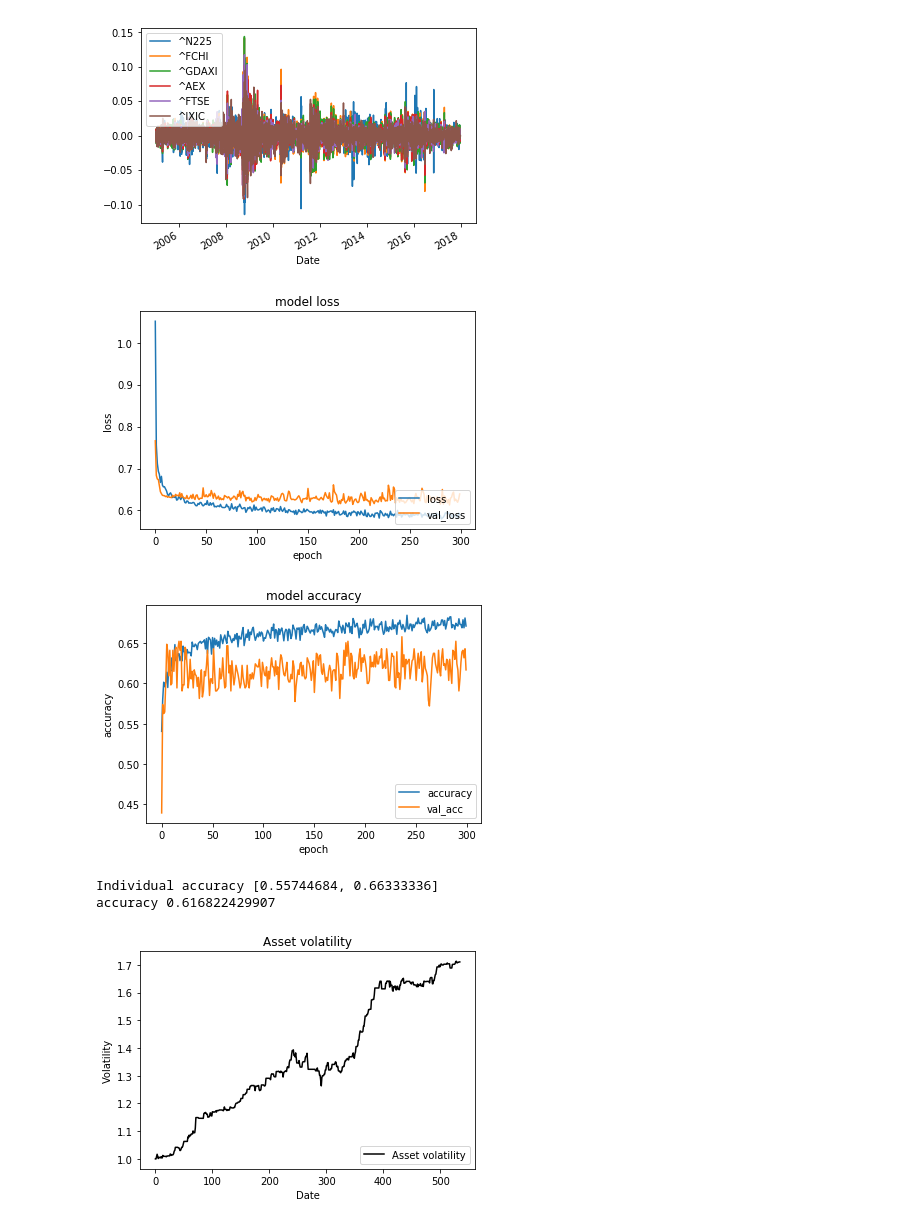
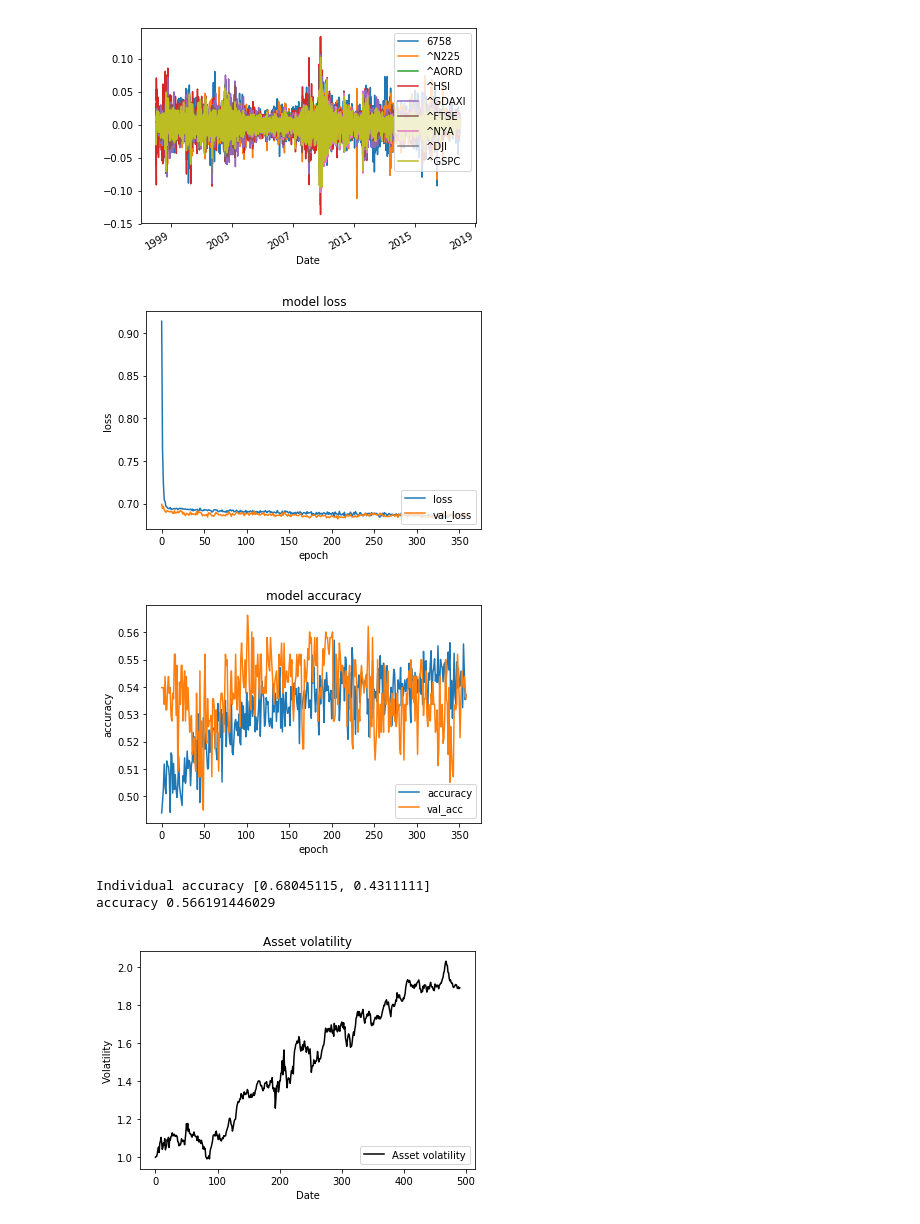
Before and after one commit to 5f5e0ff/repository, a Jupyter notebook: TensorFlowMachineLearning/TensorFlowMachineLearning.ipynb, the cells around one changed output. Cells and saved outputs as stored; diff of their text form; code cells hidden in the pictures.

```diff
--- a/TensorFlowMachineLearning/TensorFlowMachineLearning.ipynb
+++ b/TensorFlowMachineLearning/TensorFlowMachineLearning.ipynb
@@ -5,7 +5,8 @@ import matplotlib.pyplot as plt
 import time
 from keras_model import Model
 
-INDEIES = ['^N225',
+INDEIESaa = ['9020',
+           '^N225',
            #'^AORD',
            #'^STOXX50E',
            '^FCHI',
@@ -22,26 +23,37 @@ INDEIES = ['^N225',
            #'EURJPY=X',
            #'GBPJPY=X',
           ]
+INDEIES = ['6758',
+           '^N225',
+           '^AORD',
+           '^HSI',
+           '^GDAXI',
+           '^FTSE',
+           '^NYA',
+           '^DJI',
+           '^GSPC',
+          ]
+#INDEIES = ['4151','4502','4503','4506','4507','4519','4523','4568']
 ANSWER = INDEIES[0]
 
 def getClosing():
     closing = pd.DataFrame()
     for index in INDEIES:
         # na_valuesは文字列"null"のとき空として扱う
-        df = pd.read_csv("../data/input6/" + index + ".csv", na_values=["null"])
+        df = pd.read_csv("../data/input5/" + index + ".csv", na_values=["null"])
         df["Date"] = pd.to_datetime(df["Date"])
         df = df.set_index("Date")
-        closing[index] = df["Close"]
+        closing[index] = np.log(df["Close"] / df["Close"].shift())
         if index is ANSWER:
+            closing[index] = np.log(df["Close"] / df["Open"])
             closing["LH"] = (df["Close"].shift()-df["Low"])*(df["High"]-df["Close"].shift())
     # 空の部分は古いので埋める
     closing = closing.fillna(method="ffill")
     LH = np.array(closing["LH"])
     del closing["LH"]
-    for index in INDEIES:
-        #closing[index] = closing[index] / max(closing[index])
+    #for index in INDEIES:
         #closing[index] = np.log((closing[index]+1e-8) / (closing[index].shift()+1e-8))
-        closing[index] = ((closing[index]+1e-8)-(closing[index].shift()+1e-8)) / (closing[index].shift()+1e-8)
+        #closing[index] = ((closing[index]+1e-8)-(closing[index].shift()+1e-8)) / (closing[index].shift()+1e-8)
     #グラフ表示
     closing.plot()
     plt.show()
@@ -58,42 +70,43 @@ def getTraningData():
     # 1~3日前のデータを予測に使う
     days_before = range(1,4)
     answers = pd.DataFrame(columns = ["negative", "positive"])
     columns = []
     for index in INDEIES:
         columns += [index + "_" + str(before) for before in days_before]
     features = pd.DataFrame(columns = columns)
-    for i in range(len(days_before)+1, len(closing)):
+    for i in range(max(days_before)+1, len(closing)):
         # 予測の部分は当日のデータ
         answers = answers.append({
             "negative" : closing["negative"].iloc[i],
             "positive" : closing["positive"].iloc[i]}, ignore_index=True)
         data={}
         # ほかの指標は１個前のデータ
         for index in INDEIES:
             for before in days_before :
                 data[index + "_" + str(before)] = closing[index].iloc[i - before]
         features = features.append(data, ignore_index=True)
     for i in days_before :
         drop_col = ANSWER+"_"+str(i)
         #del features[drop_col] # 予測するデータの過去データを入れないとき
+    LH = LH[max(days_before)+1: len(closing)]
     # 予測する元のデータ , 予測するべきデータ
     return features, answers, LH
 
 if __name__ == "__main__":
     start = time.time()
     features, answers, LH = getTraningData()
-    popo = 6
-    for test in range(0,popo):
-        layers = [50,25]
+    popo = 10
+    layers = [50,25]
+    for test in range(5,popo):
         model = Model(features,answers,layers,test/popo,(test+1)/popo)
-        model.train(300,16)
+        model.train(1000,16,256)
         model.test()
-        model.value(ANSWER+"_1", LH)
+        model.value(ANSWER+"_1")
     print("elapsed_time :", time.time()-start, "[sec]")
 # %% [output]
-[figure, old version]
+[figure, new version]
-[figure, old version]
+[figure, new version]
-[figure, old version]
+[figure, new version]
-Individual accuracy [0.55744684, 0.66333336]
-accuracy 0.616822429907
+Individual accuracy [0.68045115, 0.4311111]
+accuracy 0.566191446029
-[figure, old version]
+[figure, new version]
```
Also changed, not shown: parts of 1 cell of this notebook, 4 other files.
